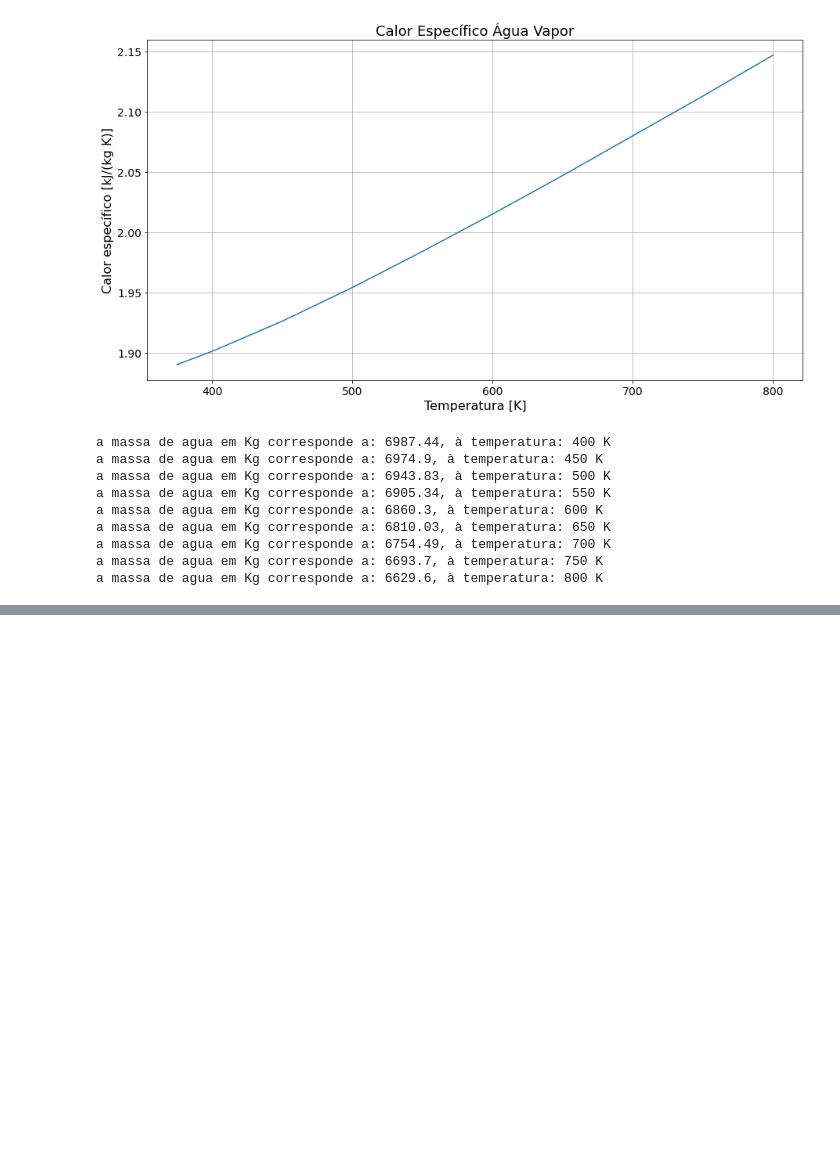
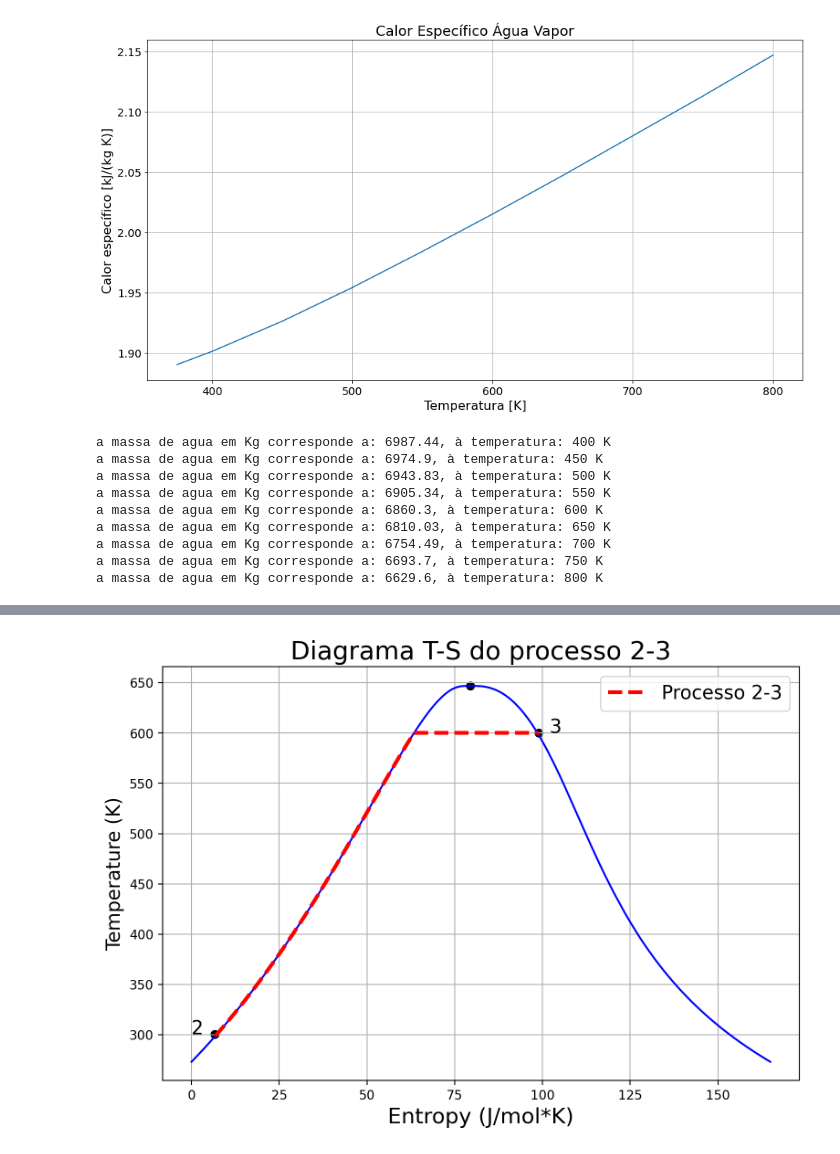
Before and after one commit to Gbeneti/Trabalho-Termodin-mica-Avan-ada, a Jupyter notebook: Desafio_4/Desafio_04.ipynb, the cells around one changed output, grey strips where cells are left out. Saved outputs shown, nothing was run; the diff lists cells and outputs as text; code cells hidden in the pictures; blank space fills up the shorter version.

```diff
--- a/Desafio_4/Desafio_04.ipynb
+++ b/Desafio_4/Desafio_04.ipynb
@@ -217,0 +222,24 @@ plt.show()
+# %%
+fig = plt.figure(figsize=(9,6), dpi=200)
+ax = fig.add_subplot(1,1,1)
+ax.plot(liq["Entropy (J/mol*K)"],liq["Temperature (K)"], c = 'b')
+ax.plot(vapor["Entropy (J/mol*K)"],vapor["Temperature (K)"], c = 'b')
+ax.scatter(list(liq["Entropy (J/mol*K)"])[-1],list(liq["Temperature (K)"])[-1], c = '0')
+
+ax.plot(list(liq["Entropy (J/mol*K)"])[41:525],list(liq["Temperature (K)"])[41:525],
+        '--', c = 'r', label = 'Processo 2-3', linewidth = 3)
+ax.plot([63.4, 99], [600, 600],'--', c = 'r', linewidth = 3)
+xprocesso23 = [6.6, 99]
+yprocesso23 = [300.4, 600]
+ax.scatter(xprocesso23,yprocesso23, c = '0')
+ax.text(0, 300.4, '2', fontsize = 15)
+ax.text(102, 600, '3', fontsize = 15)
+
+ax.set_xlabel("Entropy (J/mol*K)",fontsize = 17)
+ax.set_ylabel("Temperature (K)",fontsize = 15)
+ax.grid('--')
+ax.set_title('Diagrama T-S do processo 2-3', fontsize = 20)
+ax.legend(fontsize = 15)
+plt.show()
+# %% [output]
+[figure, added]
```
Also changed, not shown: parts of 23 cells of this notebook, 3 other files.
